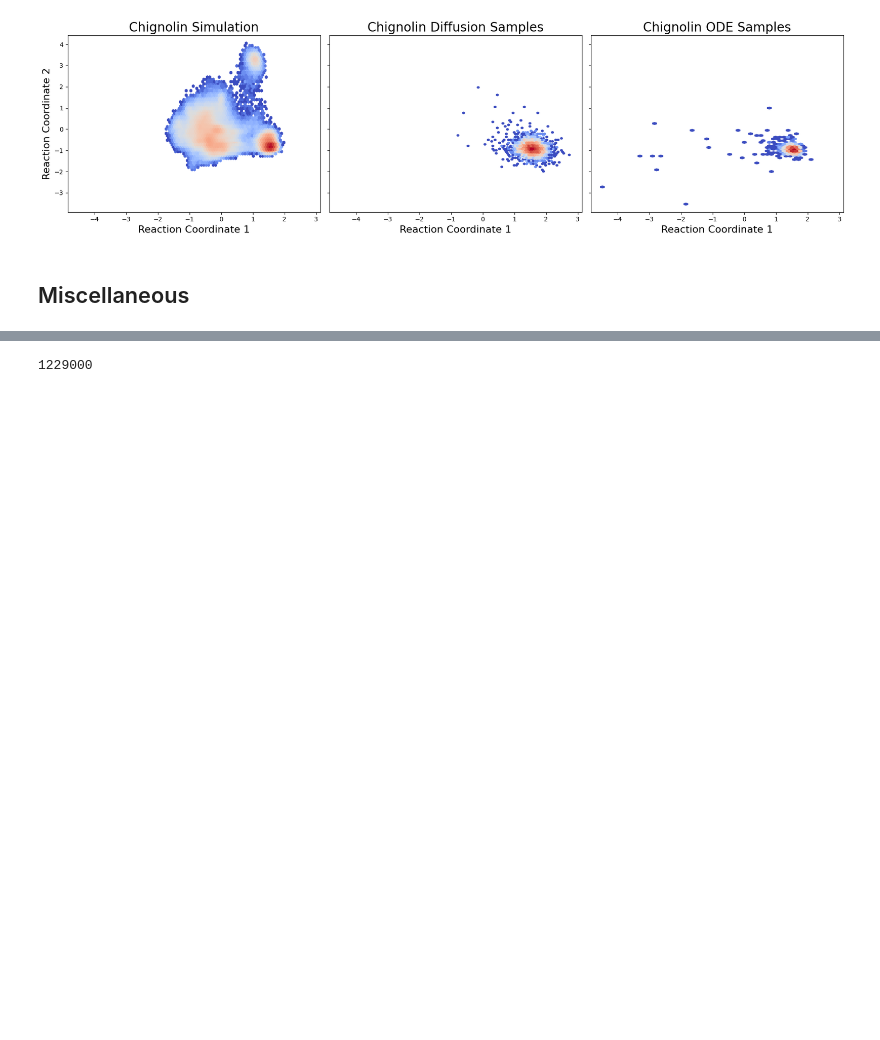
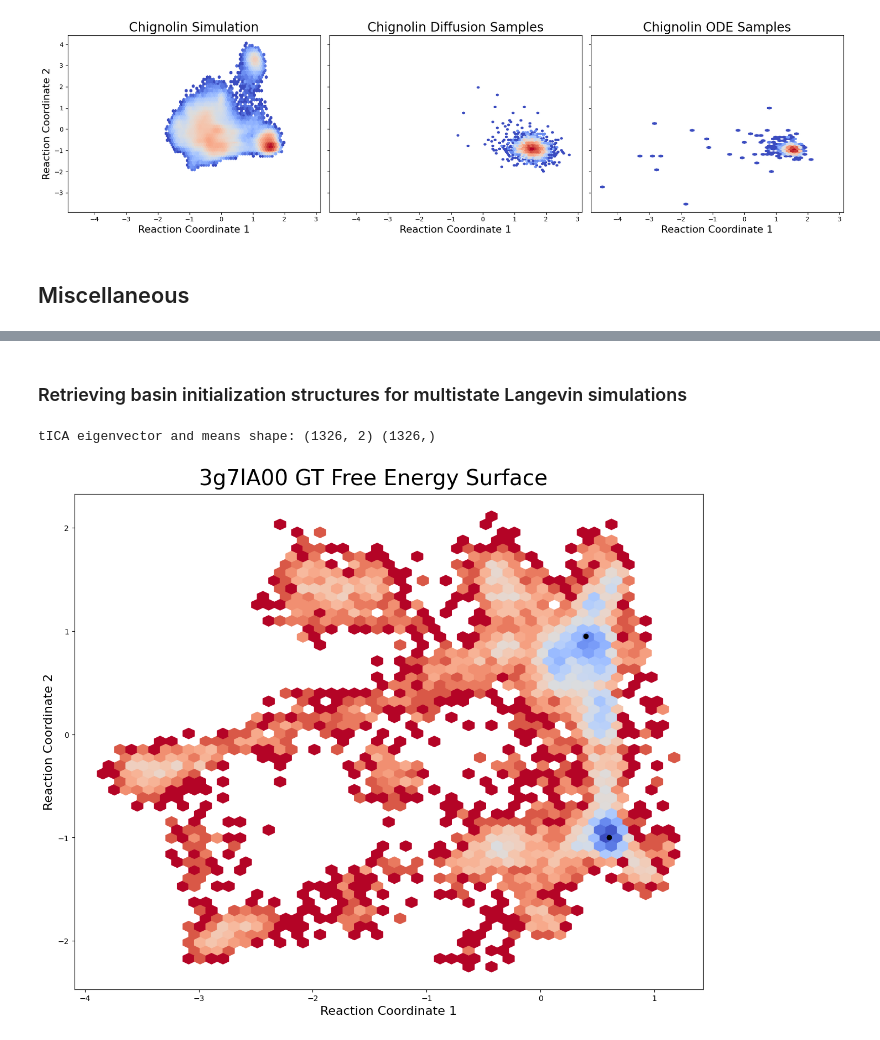
Before and after one commit to EthanZ0524/boltz-likelihoods, a Jupyter notebook: notebooks/tica.ipynb, the cells around one changed output, grey strips where cells are left out. Saved outputs shown, nothing was run; the diff lists cells and outputs as text; code cells hidden in the pictures; blank space fills up the shorter version.

```diff
--- a/notebooks/tica.ipynb
+++ b/notebooks/tica.ipynb
@@ -93,3 +205,11 @@ with h5py.File(GT_TRAJ_PATH, 'r') as file:
+# %%
+# CATH domain GT trajectory + topology.
+GT_TOP_PATH = '/home/ethanz/data_boltz_likelihood/ONE_cath1/cath1_3g7lA00/topology.pdb'
+gt_trajs = [
+    md.load(os.path.join('/home/ethanz/data_boltz_likelihood/ONE_cath1/cath1_3g7lA00/trajs', f), top=GT_TOP_PATH)
+    for f in os.listdir('/home/ethanz/data_boltz_likelihood/ONE_cath1/cath1_3g7lA00/trajs')
+]
+gt_trajectory = md.join(gt_trajs)
 # %% [markdown]
 ### Creating Boltz trajectories.
 # %% [markdown]
@@ -350,20 +963,50 @@ Misfolded: tensor(580217)
-# %%
-# Saving misfolded and unfolded chignolins
-print(gt_trajectory.n_frames)
-
-unfolded_frame = gt_trajectory[99394]
-
-# Save to PDB
-unfolded_frame.save('/home/ethanz/data_boltz_likelihood/md/chignolin_unfolded.pdb')
-
-misfolded_frame = gt_trajectory[600198]
-
-# Save to PDB
-misfolded_frame.save('/home/ethanz/data_boltz_likelihood/md/chignolin_misfolded.pdb')
-
-folded_frame = gt_trajectory[580217]
-
-# Save to PDB
-folded_frame.save('/home/ethanz/data_boltz_likelihood/md/chignolin_folded.pdb')
-# %% [output]
-1229000
+# %% [markdown]
+### Retrieving basin initialization structures for multistate Langevin simulations
+# %%
+# CATH.
+GT_TOP_PATH = '/home/ethanz/data_boltz_likelihood/ONE_cath1/cath1_3g7lA00/topology.pdb'
+gt_trajs = [
+    md.load(os.path.join('/home/ethanz/data_boltz_likelihood/ONE_cath1/cath1_3g7lA00/trajs', f), top=GT_TOP_PATH)
+    for f in os.listdir('/home/ethanz/data_boltz_likelihood/ONE_cath1/cath1_3g7lA00/trajs')
+]
+gt_trajectory = md.join(gt_trajs)
+
+tica_eigenvectors = np.load('/home/ethanz/data_boltz_likelihood/projections_sqrt_inv_cov.npz')['cath1_3g7lA00']
+tica_means = np.load('/home/ethanz/data_boltz_likelihood/projections_mean.npz')['cath1_3g7lA00']
+
+print('tICA eigenvector and means shape:', tica_eigenvectors.shape, tica_means.shape)
+
+traj_feats = compute_features(gt_trajectory)
+projection = traj_feats - tica_means
+projection = projection @ tica_eigenvectors
+
+# GT plot
+fig, ax = plt.subplots(1,1, figsize=(12, 10), sharex=True, sharey=True, constrained_layout=True)
+fig.suptitle("3g7lA00 GT Free Energy Surface", fontsize=28)
+
+hb = ax.hexbin(projection[:,0], projection[:,1], gridsize=50, cmap='coolwarm_r', norm=mcolors.LogNorm())
+ax.set_xlabel("Reaction Coordinate 1", fontsize=16)
+ax.set_ylabel("Reaction Coordinate 2", fontsize=16)
+ax.scatter([0.6], [-1], color='black')
+ax.scatter([0.4], [0.95], color='black')
+
+plt.show()
+
+# Saving CATH basin initialization structures.
+# ---------------------------------------------------------------------------- #
+outdir = '/home/ethanz/data_boltz_likelihood/md'
+
+target = np.array([0.6, -1.0]) # Small basin.
+dists = np.linalg.norm(projection - target, axis=1)
+idx = np.argmin(dists)
+big_basin_frame = gt_trajectory[idx]
+big_basin_frame.save(os.path.join(outdir, '3g7lA00_small_basin_frame.pdb'))
+
+target = np.array([0.4, 0.95]) # Big basin.
+dists = np.linalg.norm(projection - target, axis=1)
+idx = np.argmin(dists)
+big_basin_frame = gt_trajectory[idx]
+big_basin_frame.save(os.path.join(outdir, '3g7lA00_big_basin_frame.pdb'))
+# %% [output]
+tICA eigenvector and means shape: (1326, 2) (1326,)
+[figure, added]
```
Also changed, not shown: parts of 21 cells of this notebook, 48 other files.
